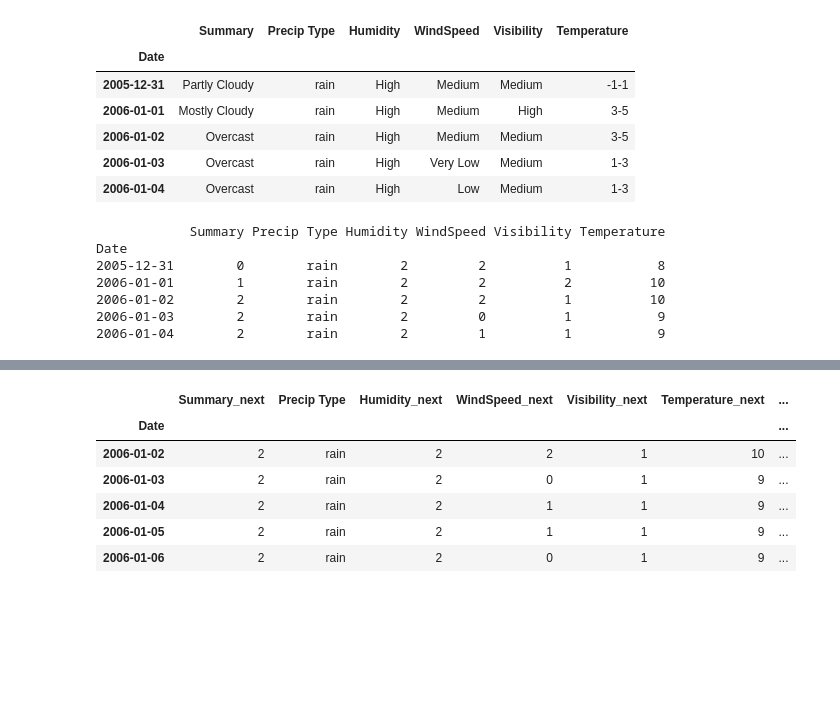
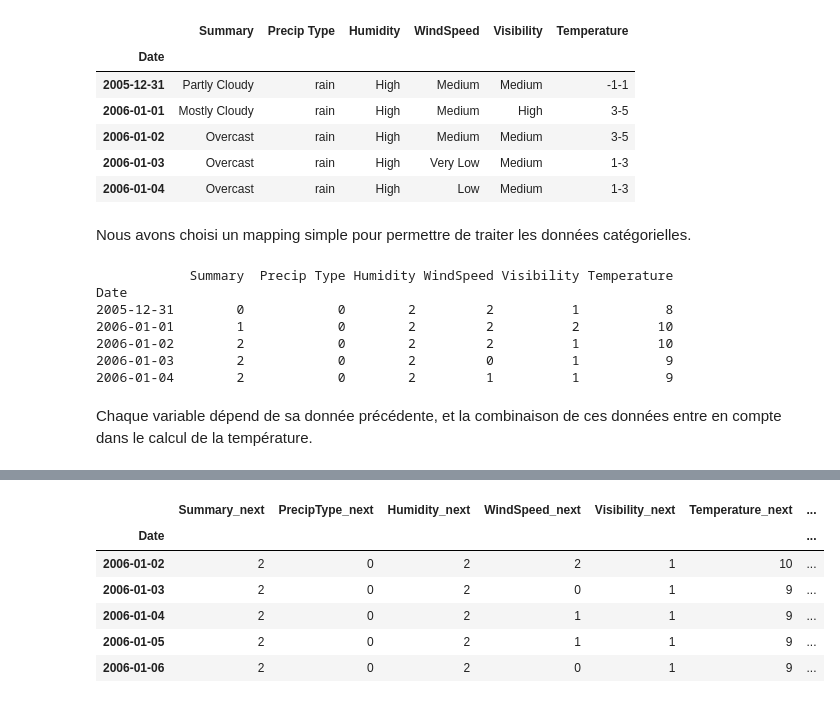
Before and after one commit to Daudia/Weather_Forecasting_Bayesian_Network, a Jupyter notebook: main.ipynb, the cells around one changed output, grey strips where cells are left out. Cells and saved outputs as stored; diff of their text form; code cells hidden in the pictures; blank space fills up the shorter version.

```diff
--- a/main.ipynb
+++ b/main.ipynb
@@ -13,14 +15,14 @@ import pandas as pd
 
 data = pd.read_csv('./data/weatherHistory.csv')
 
-data = data.dropna()  # we have more than 10000 rows, we only have 517 rows with missing values, so we can drop them
+data = data.dropna()
 
 data['Formatted Date'] = pd.to_datetime(data['Formatted Date'], utc=True)
 data['Date'] = data['Formatted Date'].dt.date
 
 data_grouped = data.groupby('Date').agg({
     'Summary': lambda x: x.mode()[0],
-    'Precip Type': 'first',
+    'Precip Type': lambda x: x.mode()[0],
     'Temperature (C)': 'median',
     'Apparent Temperature (C)': 'median',
     'Humidity': 'mean',
@@ -41,7 +43,7 @@ temp_min = data_grouped['Temperature (C)'].min()
 temp_max = data_grouped['Temperature (C)'].max()
 bins = np.arange(temp_min, temp_max + 2, 2)
 
-data_grouped['Temperature_discrete'] = pd.cut(data_grouped['Temperature (C)'], bins=bins,labels=[f'{x}-{x+2}' for x in bins[:-1]], include_lowest=True)
+data_grouped['Temperature_discrete'] = pd.cut(data_grouped['Temperature (C)'],bins=bins,labels=[f'{x}-{x+2}' for x in bins[:-1]], include_lowest=True)
 
 data_discrete= data_grouped.drop(columns=[
     'Temperature (C)', 'Apparent Temperature (C)', 'Humidity', 'Wind Speed (km/h)', 'Visibility (km)'
@@ -64,6 +66,8 @@ data_discrete.head()
 | 2006-01-02 | Overcast | rain | High | Medium | Medium | 3-5 |
 | 2006-01-03 | Overcast | rain | High | Very Low | Medium | 1-3 |
 | 2006-01-04 | Overcast | rain | High | Low | Medium | 1-3 |
+# %% [markdown]
+Nous avons choisi un mapping simple pour permettre de traiter les données catégorielles.
 # %%
 category_mappings = {
     'Visibility': {'Poor': 0, 'Medium': 1, 'High': 2},
@@ -71,6 +75,7 @@ category_mappings = {
     'WindSpeed': {'Very Low': 0, 'Low': 1, 'Medium': 2, 'High': 3, 'Very High': 4},
     'Temperature':{f'{bins[i]}-{bins[i+1]}': i for i in range(len(bins) - 1)},
     'Summary': {summary_categories[i] : i for i in range(len(summary_categories))},
+    'Precip Type': {'rain': 0, 'snow': 1}
     }
 
 for column, mapping in category_mappings.items():
@@ -78,13 +83,15 @@ for column, mapping in category_mappings.items():
 
 print(data_discrete.head())
 # %% [output]
-            Summary Precip Type Humidity WindSpeed Visibility Temperature
+            Summary  Precip Type Humidity WindSpeed Visibility Temperature
 Date
-2005-12-31        0        rain        2         2          1           8
-2006-01-01        1        rain        2         2          2          10
-2006-01-02        2        rain        2         2          1          10
-2006-01-03        2        rain        2         0          1           9
-2006-01-04        2        rain        2         1          1           9
+2005-12-31        0            0        2         2          1           8
+2006-01-01        1            0        2         2          2          10
+2006-01-02        2            0        2         2          1          10
+2006-01-03        2            0        2         0          1           9
+2006-01-04        2            0        2         1          1           9
+# %% [markdown]
+Chaque variable dépend de sa donnée précédente, et la combinaison de ces données entre en compte dans le calcul de la température.
 # %%
 import pyAgrum as gum
 import pyAgrum.lib.notebook as gnb
@@ -135,38 +148,41 @@ gnb.showBN(bn_predict)
 # %%
 data_predict = data_discrete.copy()
 
 data_predict['Temperature_prev'] = data_discrete['Temperature'].shift(1)
 data_predict['Humidity_prev'] = data_discrete['Humidity'].shift(1)
 data_predict['WindSpeed_prev'] = data_discrete['WindSpeed'].shift(1)
 data_predict['Visibility_prev'] = data_discrete['Visibility'].shift(1)
 data_predict['Summary_prev'] = data_discrete['Summary'].shift(1).fillna(-1).astype(int)
+data_predict['PrecipType_prev'] = data_discrete['Precip Type'].shift(1).fillna(-1).astype(int)
 
 data_predict['Temperature_prev2'] = data_discrete['Temperature'].shift(2)
 data_predict['Humidity_prev2'] = data_discrete['Humidity'].shift(2)
 data_predict['WindSpeed_prev2'] = data_discrete['WindSpeed'].shift(2)
 data_predict['Visibility_prev2'] = data_discrete['Visibility'].shift(2)
 data_predict['Summary_prev2'] = data_discrete['Summary'].shift(2).fillna(-1).astype(int)
+data_predict['PrecipType_prev2'] = data_discrete['Precip Type'].shift(2).fillna(-1).astype(int)
 
 
 data_predict = data_predict.rename(columns={
     'Temperature': 'Temperature_next',
     'Humidity': 'Humidity_next',
     'WindSpeed': 'WindSpeed_next',
     'Visibility': 'Visibility_next',
-    'Summary': 'Summary_next'
+    'Summary': 'Summary_next',
+    'Precip Type': 'PrecipType_next',
 })
 
 data_predict.dropna(inplace=True)
 
 data_predict.head()
 # %% [output]
-|  | Summary_next | Precip Type | Humidity_next | WindSpeed_next | Visibility_next | Temperature_next | ... |
+|  | Summary_next | PrecipType_next | Humidity_next | WindSpeed_next | Visibility_next | Temperature_next | ... |
 | Date |  |  |  |  |  |  | ... |
-| 2006-01-02 | 2 | rain | 2 | 2 | 1 | 10 | ... |
-| 2006-01-03 | 2 | rain | 2 | 0 | 1 | 9 | ... |
-| 2006-01-04 | 2 | rain | 2 | 1 | 1 | 9 | ... |
-| 2006-01-05 | 2 | rain | 2 | 1 | 1 | 9 | ... |
-| 2006-01-06 | 2 | rain | 2 | 0 | 1 | 9 | ... |
+| 2006-01-02 | 2 | 0 | 2 | 2 | 1 | 10 | ... |
+| 2006-01-03 | 2 | 0 | 2 | 0 | 1 | 9 | ... |
+| 2006-01-04 | 2 | 0 | 2 | 1 | 1 | 9 | ... |
+| 2006-01-05 | 2 | 0 | 2 | 1 | 1 | 9 | ... |
+| 2006-01-06 | 2 | 0 | 2 | 0 | 1 | 9 | ... |
 # %%
 learner = gum.BNLearner(data_predict, bn_predict)
 
```
Also changed, not shown: parts of 10 cells of this notebook.
